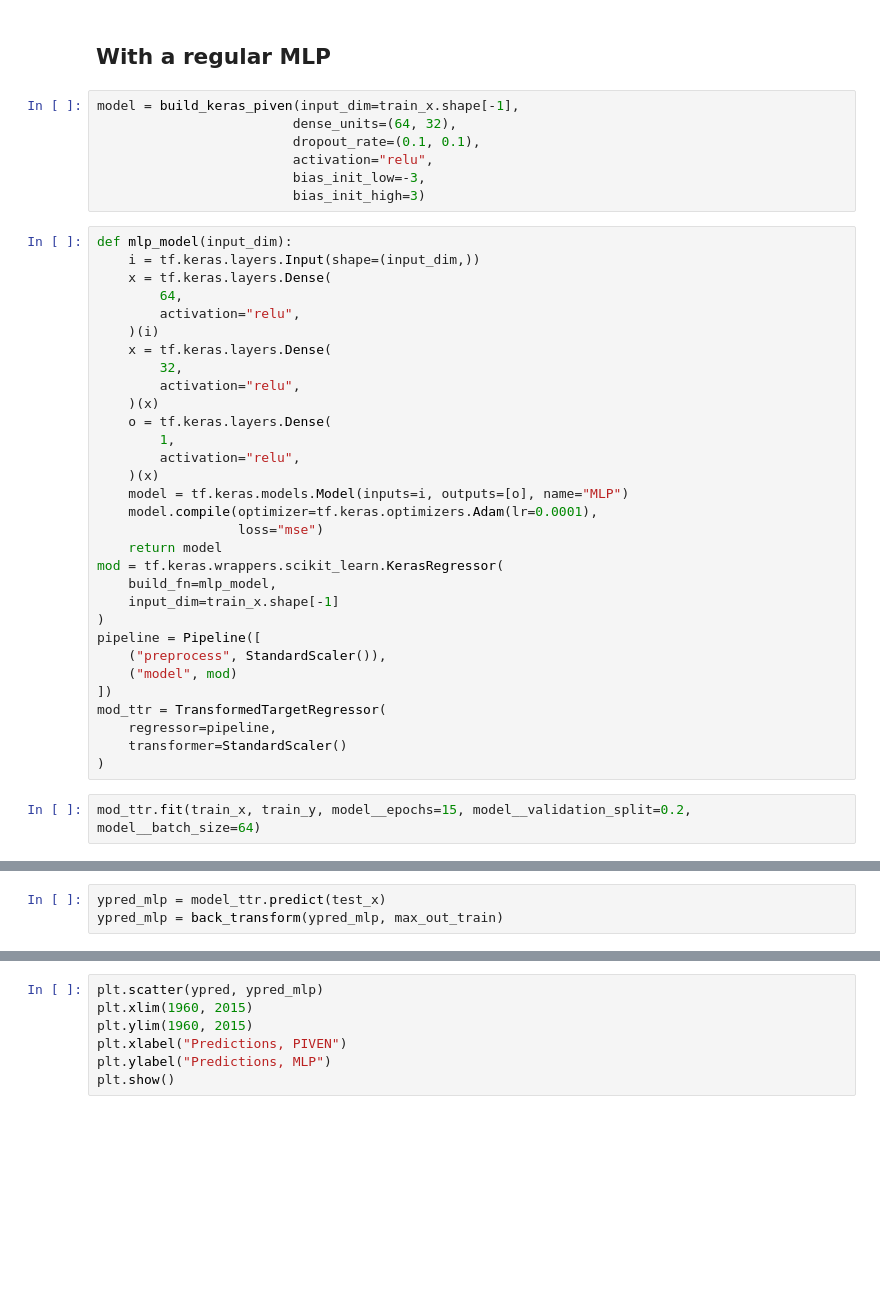
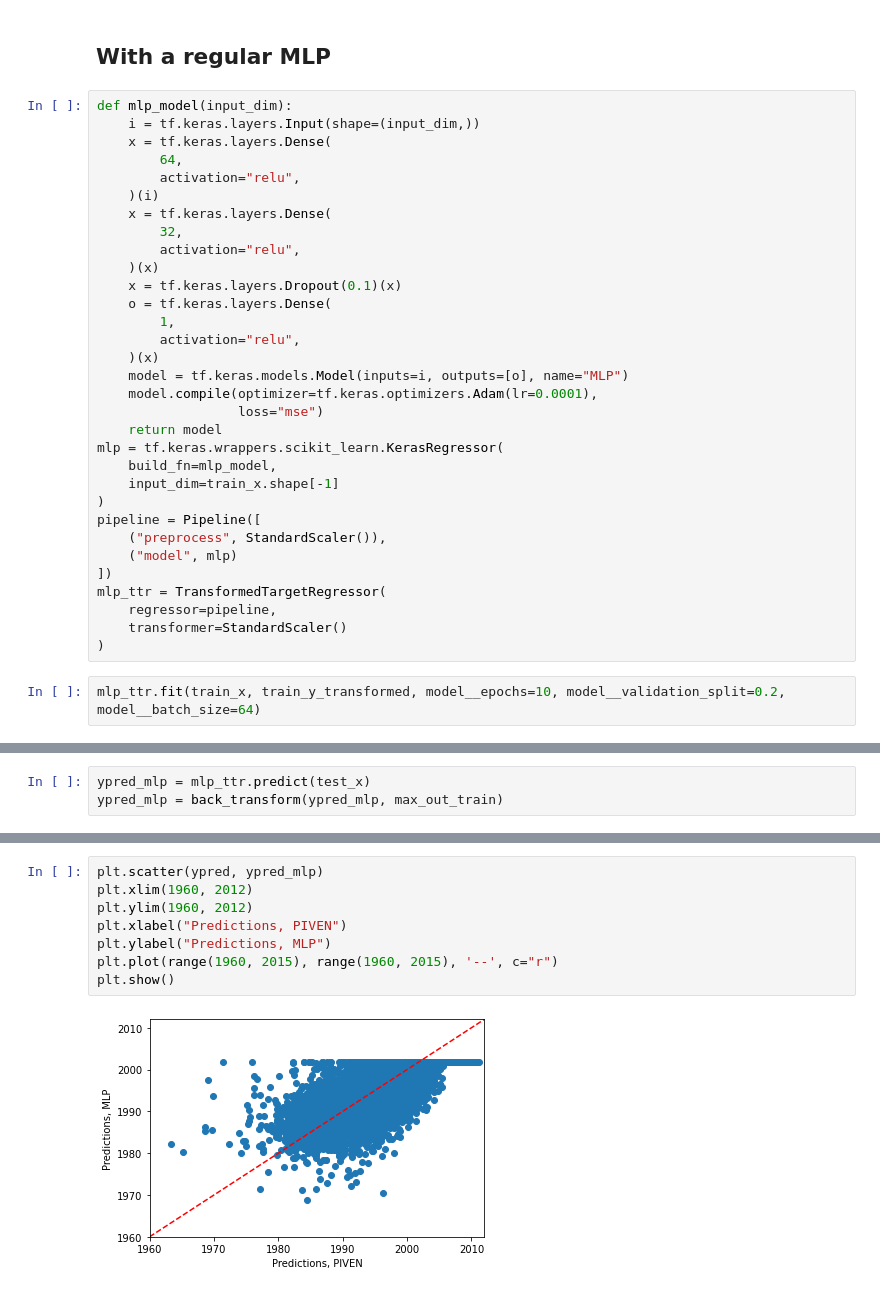
Before and after one commit to godatadriven/piven, a Jupyter notebook: notebooks/year_prediction_msd.ipynb, the cells around one changed output, grey strips where cells are left out. Cells and saved outputs as stored; diff of their text form; blank space fills up the shorter version.

```diff
--- a/notebooks/year_prediction_msd.ipynb
+++ b/notebooks/year_prediction_msd.ipynb
@@ -211,12 +219,5 @@ pi_distance(outliers.pi_low, outliers.pi_high)
 # %% [markdown]
 ## With a regular MLP
-# %%
-model = build_keras_piven(input_dim=train_x.shape[-1],
-                         dense_units=(64, 32),
-                         dropout_rate=(0.1, 0.1),
-                         activation="relu",
-                         bias_init_low=-3,
-                         bias_init_high=3)
 # %%
 def mlp_model(input_dim):
     i = tf.keras.layers.Input(shape=(input_dim,))
@@ -228,6 +229,7 @@ def mlp_model(input_dim):
         32,
         activation="relu",
     )(x)
+    x = tf.keras.layers.Dropout(0.1)(x)
     o = tf.keras.layers.Dense(
         1,
         activation="relu",
@@ -236,18 +238,18 @@ def mlp_model(input_dim):
     model.compile(optimizer=tf.keras.optimizers.Adam(lr=0.0001),
                   loss="mse")
     return model
-mod = tf.keras.wrappers.scikit_learn.KerasRegressor(
+mlp = tf.keras.wrappers.scikit_learn.KerasRegressor(
     build_fn=mlp_model,
     input_dim=train_x.shape[-1]
 )
 pipeline = Pipeline([
     ("preprocess", StandardScaler()),
-    ("model", mod)
+    ("model", mlp)
 ])
-mod_ttr = TransformedTargetRegressor(
+mlp_ttr = TransformedTargetRegressor(
     regressor=pipeline,
     transformer=StandardScaler()
 )
 # %%
-mod_ttr.fit(train_x, train_y, model__epochs=15, model__validation_split=0.2, model__batch_size=64)
+mlp_ttr.fit(train_x, train_y_transformed, model__epochs=10, model__validation_split=0.2, model__batch_size=64)
 # %% [output]
@@ -274,7 +279,7 @@ TransformedTargetRegressor(regressor=Pipeline(steps=[('preprocess',
                                                       <tensorflow.python.keras.wrappers.scikit_learn.KerasRegressor object at 0x...>)]),
                            transformer=StandardScaler())
 # %%
-ypred_mlp = model_ttr.predict(test_x)
+ypred_mlp = mlp_ttr.predict(test_x)
 ypred_mlp = back_transform(ypred_mlp, max_out_train)
 # %%
 print(mae(test_y, ypred_mlp))
@@ -282,7 +290,10 @@ print(np.sqrt(mse(test_y, ypred_mlp)))
 # %%
 plt.scatter(ypred, ypred_mlp)
-plt.xlim(1960, 2015)
-plt.ylim(1960, 2015)
+plt.xlim(1960, 2012)
+plt.ylim(1960, 2012)
 plt.xlabel("Predictions, PIVEN")
 plt.ylabel("Predictions, MLP")
+plt.plot(range(1960, 2015), range(1960, 2015), '--', c="r")
 plt.show()
+# %% [output]
+[figure, added]
```
Also changed, not shown: parts of 15 cells of this notebook.
